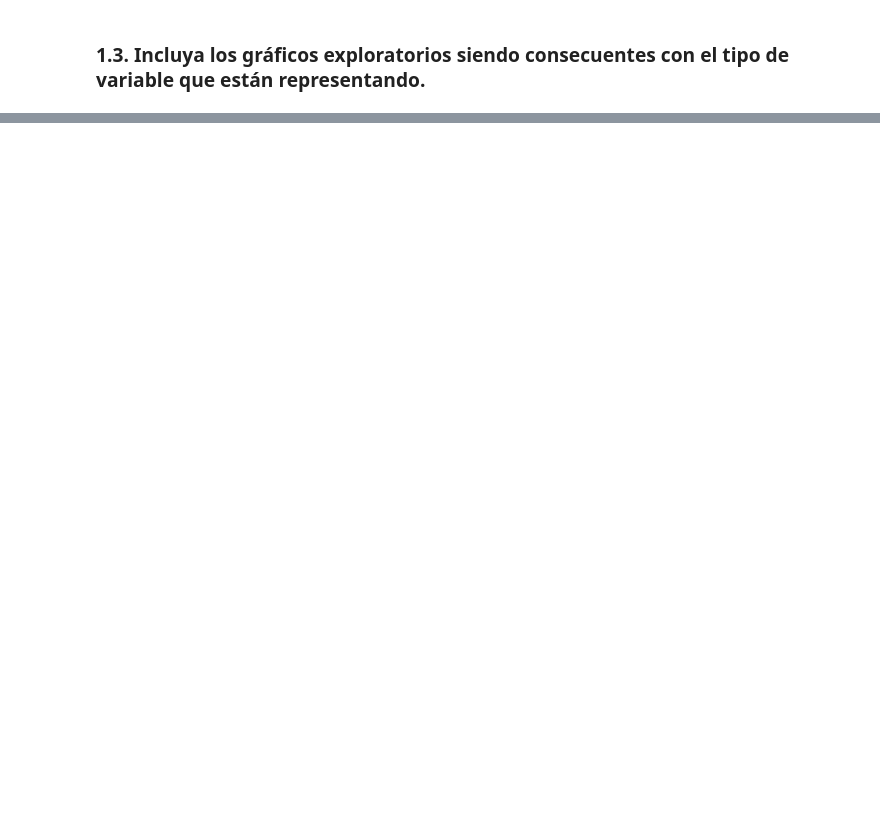
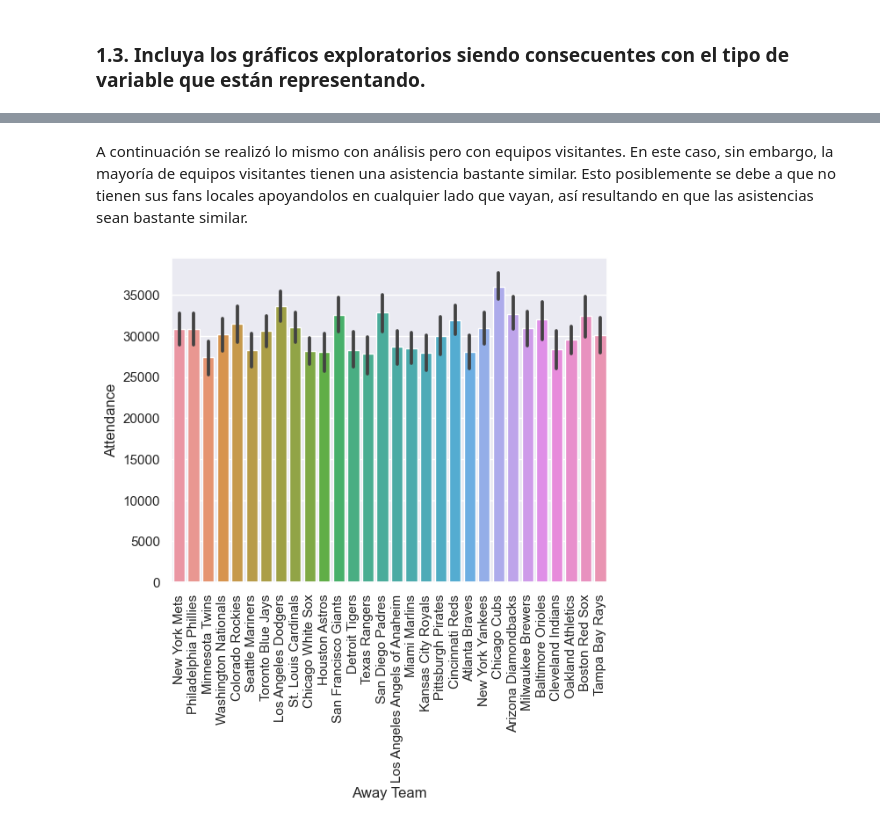
Before and after one commit to 20Candy/Laboratorio1MineriaDeDatos, a Jupyter notebook: hdt1.ipynb, the cells around one changed output, grey strips where cells are left out. Cells and saved outputs as stored; diff of their text form; code cells hidden in the pictures; blank space fills up the shorter version.

```diff
--- a/hdt1.ipynb
+++ b/hdt1.ipynb
@@ -131,0 +232,11 @@ print(head)
+# %% [markdown]
+A continuación se realizó lo mismo con análisis pero con equipos visitantes. En este caso, sin embargo, la mayoría de equipos visitantes tienen una asistencia bastante similar. Esto posiblemente se debe a que no tienen sus fans locales apoyandolos en cualquier lado que vayan, así resultando en que las asistencias sean bastante similar.
+# %%
+#Attendance vs away team
+sns.barplot(x="away_team", y="attendance", data=data)
+plt.xlabel("Away Team")
+plt.ylabel("Attendance")
+plt.xticks(rotation=90)
+plt.show()
+# %% [output]
+[figure, added]
```
Also changed, not shown: parts of 12 cells of this notebook.
